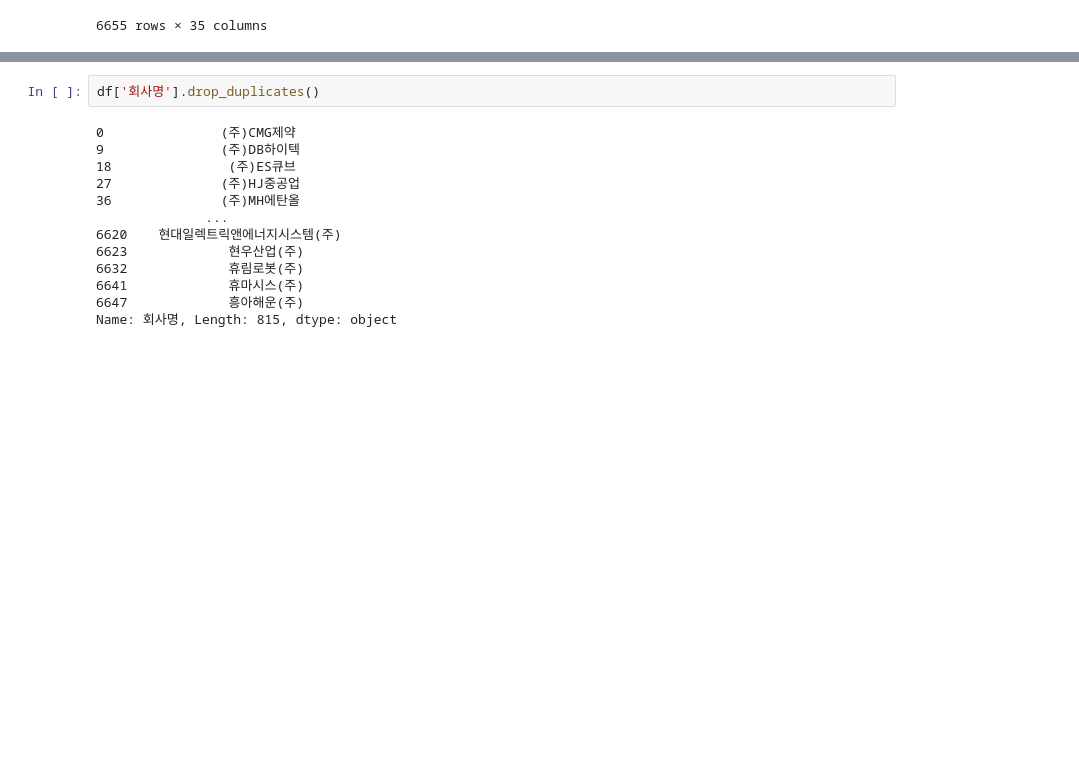
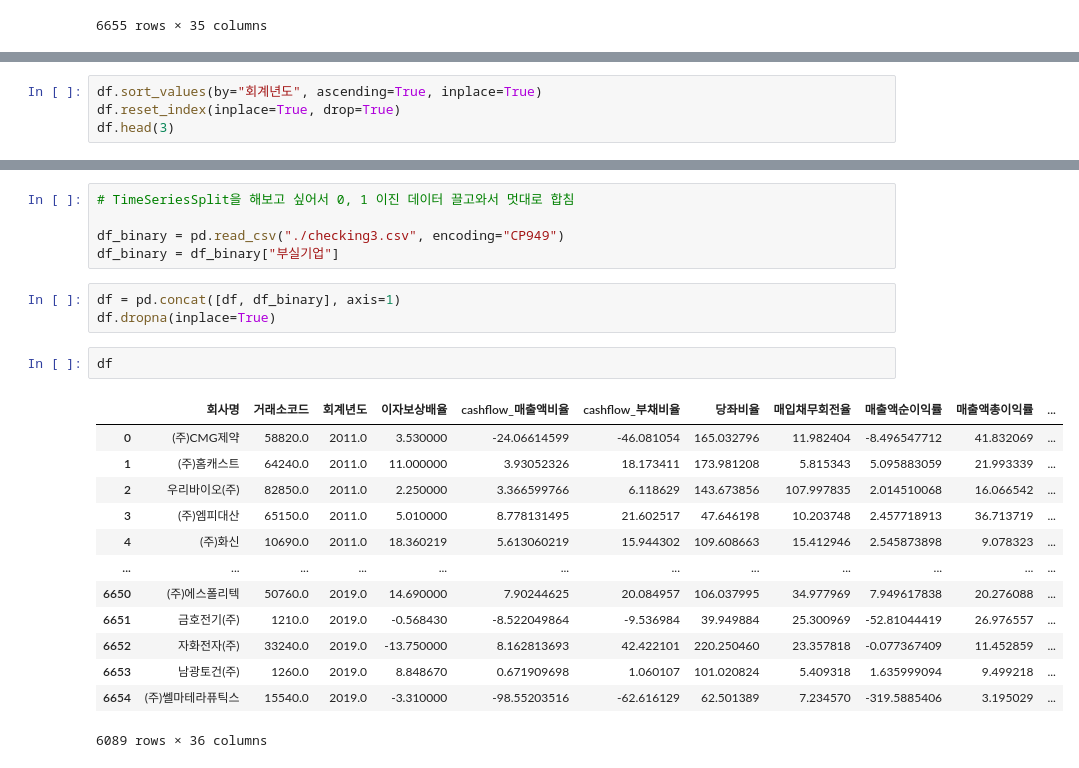
Before and after one commit to pelllzz/ubion4_project2, a Jupyter notebook: code/ml_test.ipynb, the cells around one changed output, grey strips where cells are left out. Drawn from its saved outputs; the diff is of its cells as text; blank space fills up the shorter version.

```diff
--- a/code/ml_test.ipynb
+++ b/code/ml_test.ipynb
@@ -22,0 +49,4 @@ df.sort_values(by="회계년도", ascending=True)
+# %%
+df.sort_values(by="회계년도", ascending=True, inplace=True)
+df.reset_index(inplace=True, drop=True)
+df.head(3)
@@ -23,15 +101,24 @@ df.sort_values(by="회계년도", ascending=True)
+# %%
+# TimeSeriesSplit을 해보고 싶어서 0, 1 이진 데이터 끌고와서 멋대로 합침
+
+df_binary = pd.read_csv("./checking3.csv", encoding="CP949")
+df_binary = df_binary["부실기업"]
+# %%
+df = pd.concat([df, df_binary], axis=1)
+df.dropna(inplace=True)
 # %%
-df['회사명'].drop_duplicates()
+df
 # %% [output]
+|  | 회사명 | 거래소코드 | 회계년도 | 이자보상배율 | cashflow_매출액비율 | cashflow_부채비율 | 당좌비율 | 매입채무회전율 | 매출액순이익률 | 매출액총이익률 | ... |
+| 0 | (주)CMG제약 | 58820.0 | 2011.0 | 3.530000 | -24.06614599 | -46.081054 | 165.032796 | 11.982404 | -8.496547712 | 41.832069 | ... |
+| 1 | (주)홈캐스트 | 64240.0 | 2011.0 | 11.000000 | 3.93052326 | 18.173411 | 173.981208 | 5.815343 | 5.095883059 | 21.993339 | ... |
+| 2 | 우리바이오(주) | 82850.0 | 2011.0 | 2.250000 | 3.366599766 | 6.118629 | 143.673856 | 107.997835 | 2.014510068 | 16.066542 | ... |
+| 3 | (주)엠피대산 | 65150.0 | 2011.0 | 5.010000 | 8.778131495 | 21.602517 | 47.646198 | 10.203748 | 2.457718913 | 36.713719 | ... |
+| 4 | (주)화신 | 10690.0 | 2011.0 | 18.360219 | 5.613060219 | 15.944302 | 109.608663 | 15.412946 | 2.545873898 | 9.078323 | ... |
+| ... | ... | ... | ... | ... | ... | ... | ... | ... | ... | ... | ... |
+| 6650 | (주)에스폴리텍 | 50760.0 | 2019.0 | 14.690000 | 7.90244625 | 20.084957 | 106.037995 | 34.977969 | 7.949617838 | 20.276088 | ... |
+| 6651 | 금호전기(주) | 1210.0 | 2019.0 | -0.568430 | -8.522049864 | -9.536984 | 39.949884 | 25.300969 | -52.81044419 | 26.976557 | ... |
+| 6652 | 자화전자(주) | 33240.0 | 2019.0 | -13.750000 | 8.162813693 | 42.422101 | 220.250460 | 23.357818 | -0.077367409 | 11.452859 | ... |
+| 6653 | 남광토건(주) | 1260.0 | 2019.0 | 8.848670 | 0.671909698 | 1.060107 | 101.020824 | 5.409318 | 1.635999094 | 9.499218 | ... |
+| 6654 | (주)쎌마테라퓨틱스 | 15540.0 | 2019.0 | -3.310000 | -98.55203516 | -62.616129 | 62.501389 | 7.234570 | -319.5885406 | 3.195029 | ... |
-0               (주)CMG제약
-9               (주)DB하이텍
-18               (주)ES큐브
-27              (주)HJ중공업
-36              (주)MH에탄올
-              ...
-6620    현대일렉트릭앤에너지시스템(주)
-6623             현우산업(주)
-6632             휴림로봇(주)
-6641             휴마시스(주)
-6647             흥아해운(주)
-Name: 회사명, Length: 815, dtype: object
+6089 rows × 36 columns
```
Also changed, not shown: parts of 13 cells of this notebook, 18 other files.
